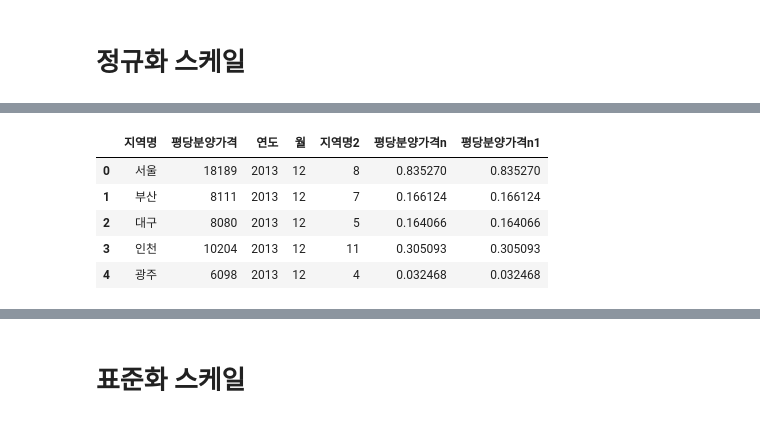
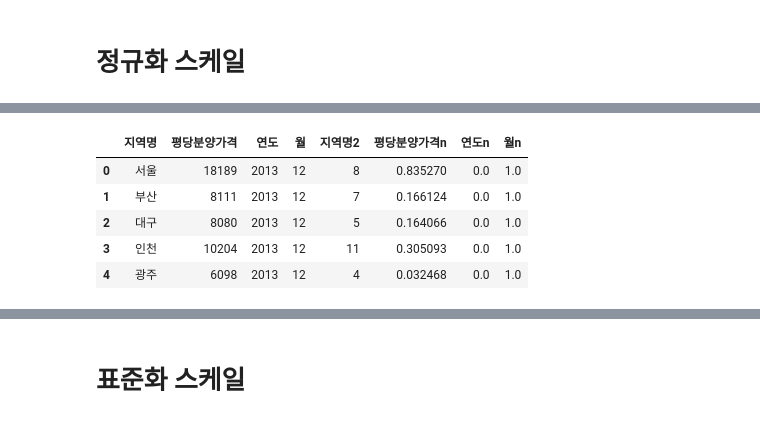
Before and after one commit to sehyeon24/ai, a Jupyter notebook: source/08_DeepLearning/라벨링인코딩_scale조정.ipynb, the cells around one changed output, grey strips where cells are left out. Cells and saved outputs as stored; diff of their text form; code cells hidden in the pictures.

```diff
--- a/source/08_DeepLearning/라벨링인코딩_scale조정.ipynb
+++ b/source/08_DeepLearning/라벨링인코딩_scale조정.ipynb
@@ -101,6 +66,12 @@ df.head()
 # %% [markdown]
 # 정규화 스케일
 # %%
-# 평당분양가격n : 평당분양가격의 정규화 스케일 조정하여 추가 (라이브러리 미사용)
-df['평당분양가격n'] = (df['평당분양가격'] - df['평당분양가격'].min()) / (df['평당분양가격'].max() - df['평당분양가격'].min())
-df.head()
+# # 평당분양가격n : 평당분양가격의 정규화 스케일 조정하여 추가 (라이브러리 미사용)
+# df['평당분양가격n'] = (df['평당분양가격'] - df['평당분양가격'].min()) / (df['평당분양가격'].max() - df['평당분양가격'].min())
+
+# # 연도n : 연도의 정규화 스케일 조정하여 추가 (라이브러리 미사용)
+# df['연도n'] = (df['연도'] - df['연도'].min()) / (df['연도'].max() - df['연도'].min())
+
+# # 월n : 월의 정규화 스케일 조정하여 추가 (라이브러리 미사용)
+# df['월n'] = (df['월'] - df['월'].min()) / (df['월'].max() - df['월'].min())
+# df.head()
@@ -114,14 +78,30 @@ df.head()
 # %%
 # 평당분양가격n : 평당분양가격의 정규화 스케일 조정하여 추가 (라이브러리 사용)
-n1_data = np.array(df['평당분양가격']).reshape(-1, 1)
-scaler_n1 = MinMaxScaler()
-scaler_n1.fit(n1_data)
-df['평당분양가격n1'] = scaler_n1.transform(n1_data)
+price_data = np.array(df['평당분양가격']).reshape(-1, 1)
+price_scaler = MinMaxScaler()
+price_scaler.fit(price_data)
+df['평당분양가격n'] = price_scaler.transform(price_data)
+
+# 연도n : 연도의 정규화 스케일 조정하여 추가 (라이브러리 사용)
+year_data = np.array(df['연도']).reshape(-1, 1)
+#         df['연도'].values.reshape(-1, 1)
+year_scaler = MinMaxScaler()
+year_scaler.fit(year_data)
+df['연도n'] = year_scaler.transform(year_data)  # transform 하기 위해서는 2차원 데이터가 들어가야 하므로 n2_data에 reshape(-1, 1) 해줌
+# df['연도n1'] = scaler_n2.fit_transform(np.array(df['연도']).reshape(-1, 1))
+# df['연도n1'] = scaler_n2.fit_transform(df['연도'].values.reshape(-1, 1))
+# df['연도n1'] = scaler_n2.fit_transform(df[['연도']].values)  # 한 줄로 : 위의 세 줄의 결과는 동일함
+
+# 월n : 월의 정규화 스케일 조정하여 추가 (라이브러리 사용)
+month_data = np.array(df['월']).reshape(-1, 1)
+month_scaler = MinMaxScaler()
+month_scaler.fit(month_data)
+df['월n'] = month_scaler.transform(month_data)
 df.head()
 # %% [output]
-|  | 지역명 | 평당분양가격 | 연도 | 월 | 지역명2 | 평당분양가격n | 평당분양가격n1 |
-| 0 | 서울 | 18189 | 2013 | 12 | 8 | 0.835270 | 0.835270 |
-| 1 | 부산 | 8111 | 2013 | 12 | 7 | 0.166124 | 0.166124 |
-| 2 | 대구 | 8080 | 2013 | 12 | 5 | 0.164066 | 0.164066 |
-| 3 | 인천 | 10204 | 2013 | 12 | 11 | 0.305093 | 0.305093 |
-| 4 | 광주 | 6098 | 2013 | 12 | 4 | 0.032468 | 0.032468 |
+|  | 지역명 | 평당분양가격 | 연도 | 월 | 지역명2 | 평당분양가격n | 연도n | 월n |
+| 0 | 서울 | 18189 | 2013 | 12 | 8 | 0.835270 | 0.0 | 1.0 |
+| 1 | 부산 | 8111 | 2013 | 12 | 7 | 0.166124 | 0.0 | 1.0 |
+| 2 | 대구 | 8080 | 2013 | 12 | 5 | 0.164066 | 0.0 | 1.0 |
+| 3 | 인천 | 10204 | 2013 | 12 | 11 | 0.305093 | 0.0 | 1.0 |
+| 4 | 광주 | 6098 | 2013 | 12 | 4 | 0.032468 | 0.0 | 1.0 |
```
Also changed, not shown: parts of 21 cells of this notebook, 2 other files.
